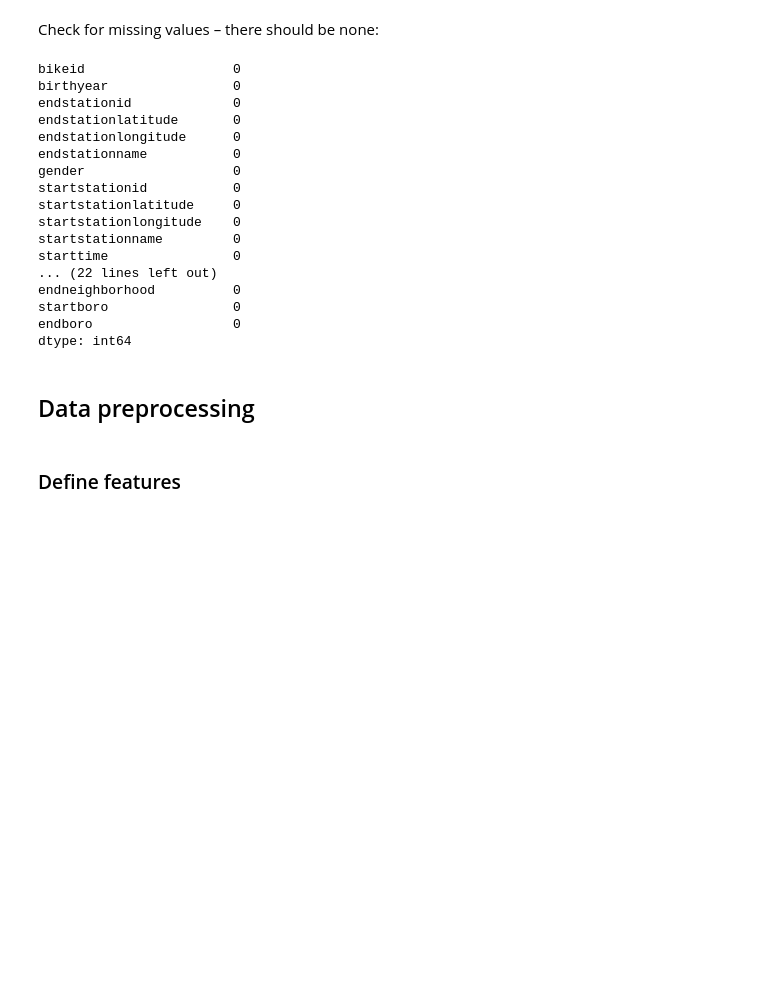
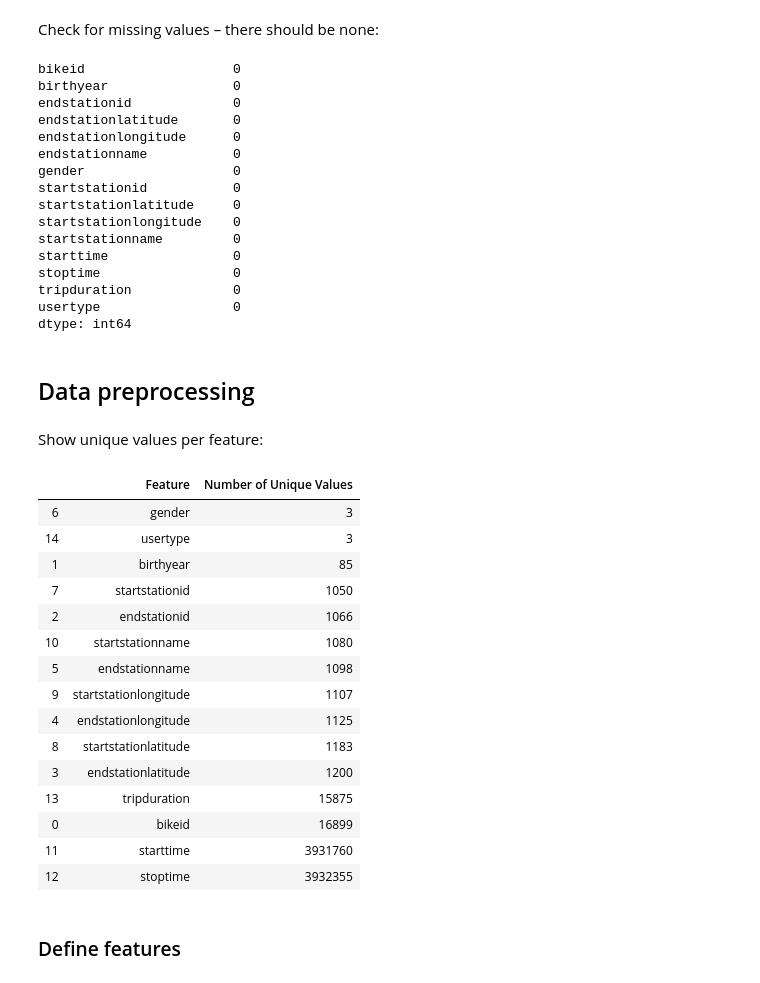
Before and after one commit to yslnam/mofo_bikes, a Jupyter notebook: notebooks/eda/citibike_feature_engineering_eda.ipynb, the cells around one changed output. Cells and saved outputs as stored; diff of their text form; code cells hidden in the pictures; blank space fills up the shorter version.

```diff
--- a/notebooks/eda/citibike_feature_engineering_eda.ipynb
+++ b/notebooks/eda/citibike_feature_engineering_eda.ipynb
@@ -16,7 +16,7 @@ import plotly.graph_objects as go
 Import preprocessed data:
 # %%
 cb_raw = pd.read_csv('../../data/02_processed/citibike_feature_engineered_final.csv',
-                     parse_dates=['birthyear','starttime', 'stoptime'])
+                     parse_dates=['starttime', 'stoptime'])
 # %% [markdown]
 Make a copy:
 # %%
@@ -74,13 +76,34 @@ startstationlatitude     0
 startstationlongitude    0
 startstationname         0
 starttime                0
-... (22 lines left out)
-endneighborhood          0
-startboro                0
-endboro                  0
+stoptime                 0
+tripduration             0
+usertype                 0
 dtype: int64
 # %% [markdown]
 ## Data preprocessing
+# %% [markdown]
+Show unique values per feature:
+# %%
+pd.DataFrame.from_records([(col, cb[col].nunique()) for col in cb.columns],
+                          columns=['Feature', 'Number of Unique Values']).sort_values(by=['Number of Unique Values'])
+# %% [output]
+|  | Feature | Number of Unique Values |
+| 6 | gender | 3 |
+| 14 | usertype | 3 |
+| 1 | birthyear | 85 |
+| 7 | startstationid | 1050 |
+| 2 | endstationid | 1066 |
+| 10 | startstationname | 1080 |
+| 5 | endstationname | 1098 |
+| 9 | startstationlongitude | 1107 |
+| 4 | endstationlongitude | 1125 |
+| 8 | startstationlatitude | 1183 |
+| 3 | endstationlatitude | 1200 |
+| 13 | tripduration | 15875 |
+| 0 | bikeid | 16899 |
+| 11 | starttime | 3931760 |
+| 12 | stoptime | 3932355 |
 # %% [markdown]
 ### Define features
 # %% [markdown]
```
Also changed, not shown: parts of 116 cells of this notebook.
